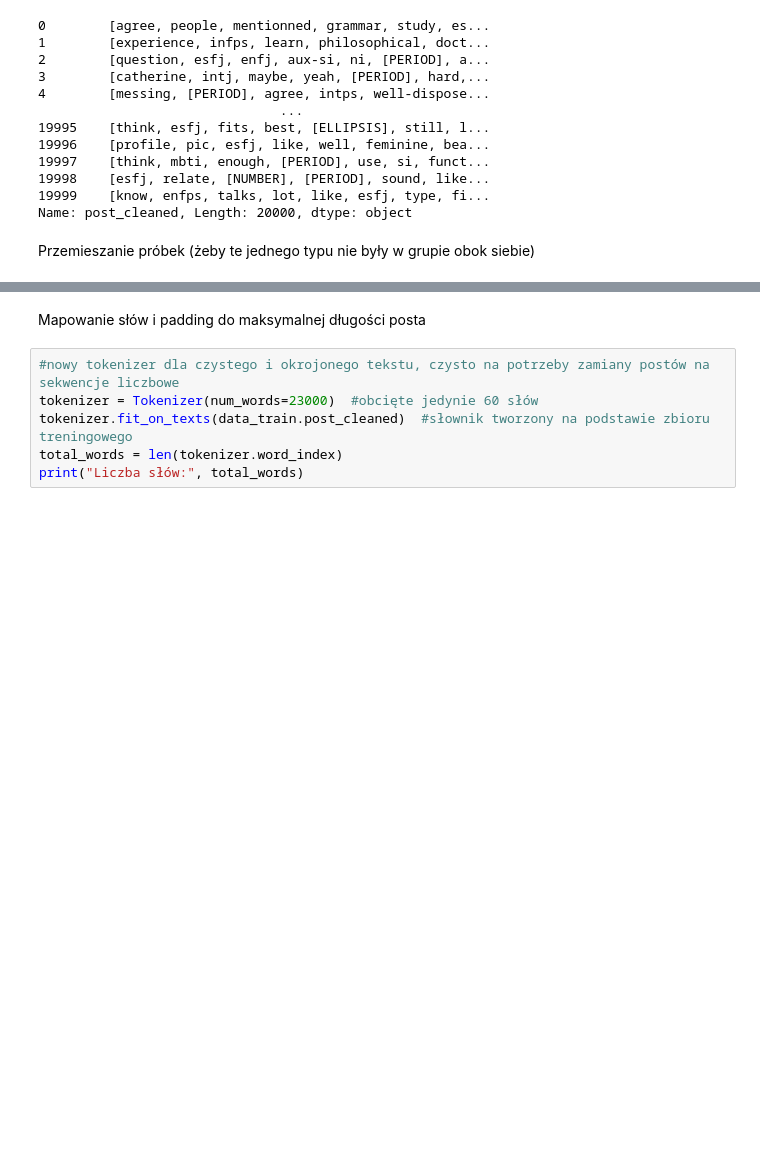
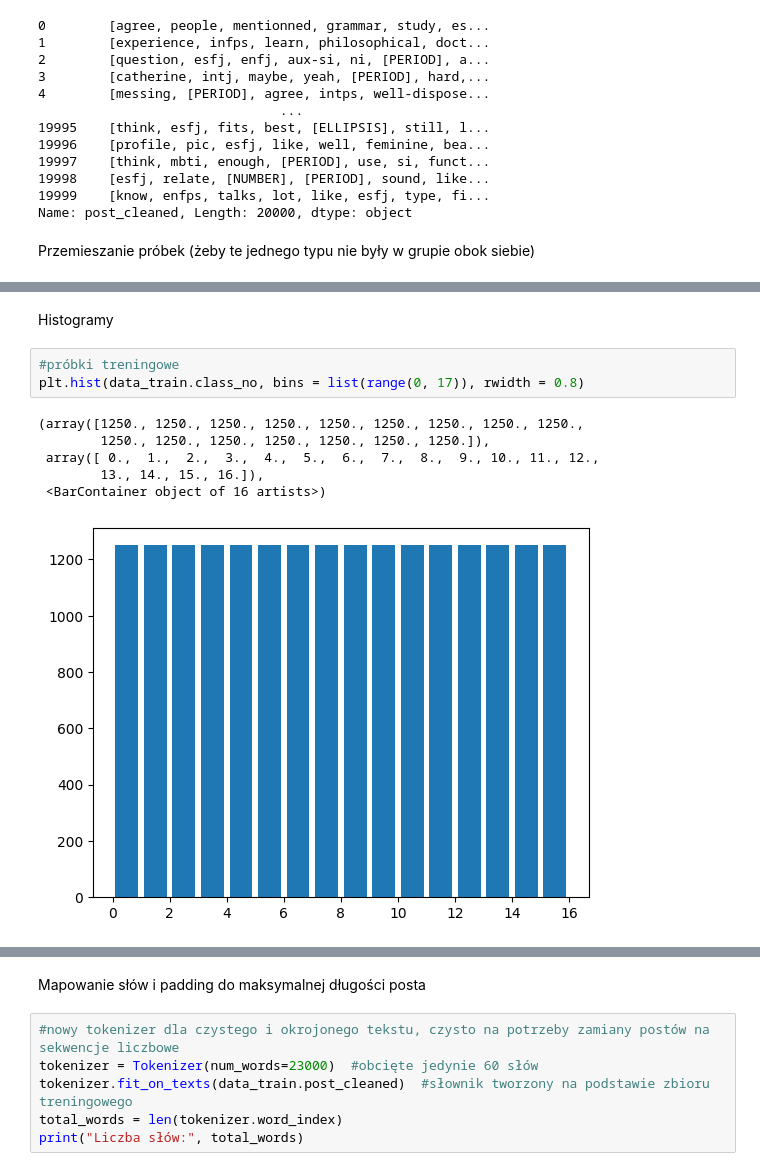
Before and after one commit to martaglanowska/MBTI_classification, a Jupyter notebook: praca magisterska.ipynb, the cells around one changed output, grey strips where cells are left out. Drawn from its saved outputs; the diff is of its cells as text; blank space fills up the shorter version.

Commit message:
New models, histograms, generator added

```diff
--- a/praca magisterska.ipynb
+++ b/praca magisterska.ipynb
@@ -1144,0 +1149,12 @@ data_test.head()
+# %% [markdown]
+Histogramy
+# %%
+#próbki treningowe
+plt.hist(data_train.class_no, bins = list(range(0, 17)), rwidth = 0.8)
+# %% [output]
+(array([1250., 1250., 1250., 1250., 1250., 1250., 1250., 1250., 1250.,
+        1250., 1250., 1250., 1250., 1250., 1250., 1250.]),
+ array([ 0.,  1.,  2.,  3.,  4.,  5.,  6.,  7.,  8.,  9., 10., 11., 12.,
+        13., 14., 15., 16.]),
+ <BarContainer object of 16 artists>)
+[figure, added]
```
Also changed, not shown: parts of 84 cells of this notebook.
